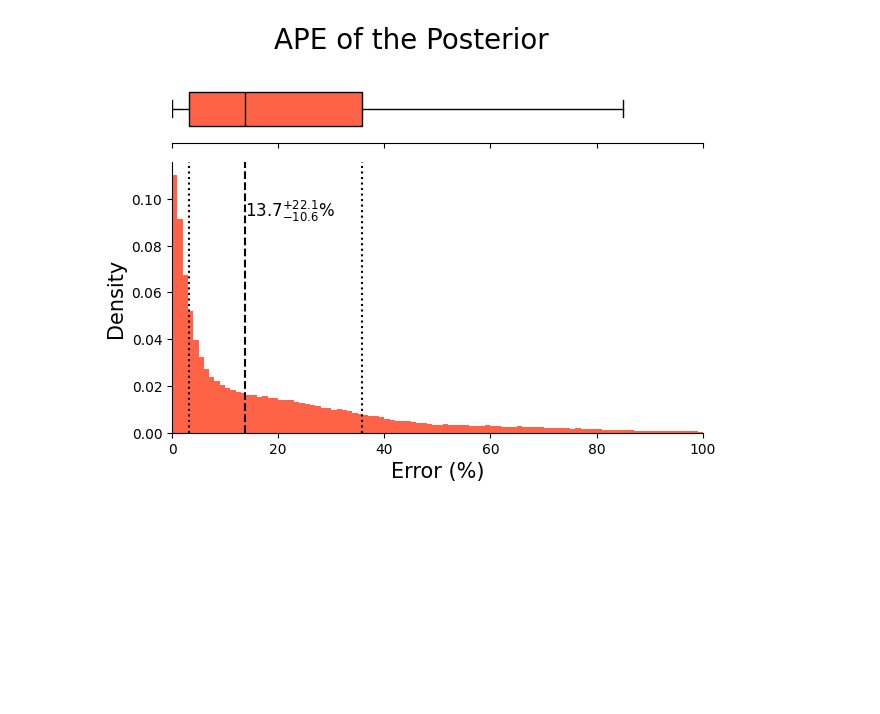
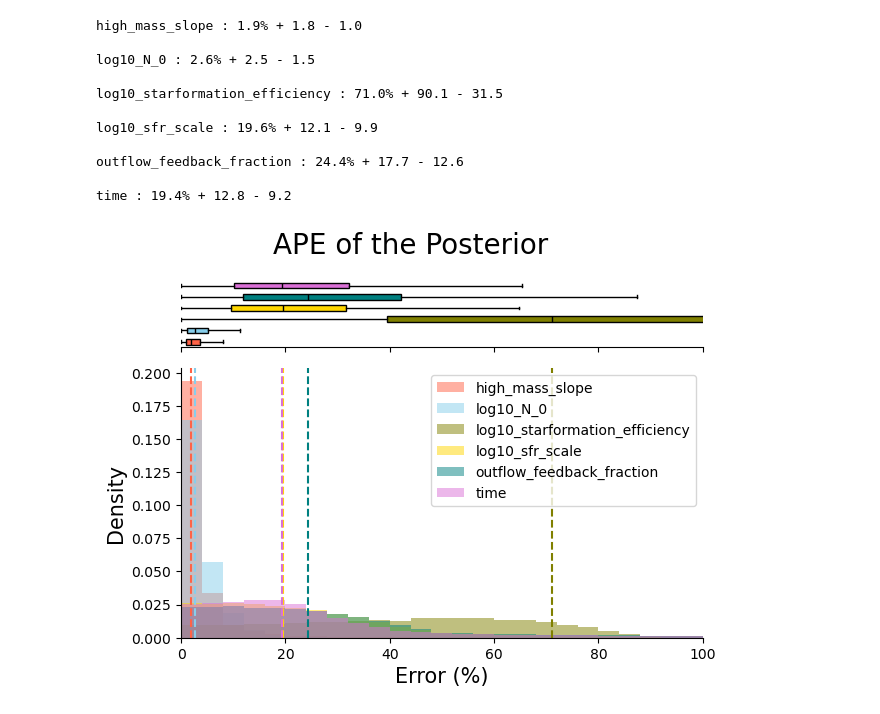
Before and after one commit to bGuenes/sbi_chemical_abundances, a Jupyter notebook: 02b_test_sbi.ipynb, the cells around one changed output. Cells and saved outputs as stored; diff of their text form; code cells hidden in the pictures; blank space fills up the shorter version.

```diff
--- a/02b_test_sbi.ipynb
+++ b/02b_test_sbi.ipynb
@@ -76,0 +73,2 @@ ape = torch.abs((val_theta - theta_hat) / val_theta) *100
+# %%
+ape = torch.load('data/ape_sbi_w5p-error_noH.pt')
@@ -77,29 +77,46 @@ ape = torch.abs((val_theta - theta_hat) / val_theta) *100
 # %%
 fig, (ax_box, ax_hist) = plt.subplots(2, sharex=True, gridspec_kw={"height_ratios": (.20, .80)})
+colors = ["tomato", "skyblue", "olive", "gold", "teal", "orchid"]
 
-ax_hist.hist(ape.flatten(), bins=100, density=True, range=(0, 100), color='tomato')
+for i in range(6):
+    l_quantile, median, u_quantile = np.percentile(ape[:,i], [25, 50, 75])
+    ax_hist.hist(ape[:,i], bins=25, density=True, range=(0, 100), label=labels[i], color=colors[i], alpha=0.5)
+    median = np.percentile(ape[:,i], 50)
+    ax_hist.axvline(median, color=colors[i], linestyle='--')
+    #print(labels[i] + fr' ${median:.1f}^{{+{u_quantile-median:.1f}}}_{{-{median-l_quantile:.1f}}}\%$')
+    print(labels[i] + f" : {median:.1f}% + {u_quantile-median:.1f} - {median-l_quantile:.1f}")
+    print()
+
 ax_hist.set_xlabel('Error (%)', fontsize=15)
 ax_hist.set_ylabel('Density', fontsize=15)
 ax_hist.spines['top'].set_visible(False)
 ax_hist.spines['right'].set_visible(False)
-# percentiles
-p1,p2,p3 = np.percentile(ape, [25, 50, 75])
-ax_hist.axvline(p2, color='black', linestyle='--')
-ax_hist.axvline(p1, color='black', linestyle='dotted')
-ax_hist.axvline(p3, color='black', linestyle='dotted')
-ax_hist.text(p2, 0.1, fr'${p2:.1f}^{{+{p3-p2:.1f}}}_{{-{p2-p1:.1f}}}\%$', fontsize=12, verticalalignment='top')
+ax_hist.legend()
 
-ax_box.boxplot(ape.flatten(), vert=False, autorange=False, widths=0.5, patch_artist=True, showfliers=False, boxprops=dict(facecolor='tomato'), medianprops=dict(color='black'))
+bplot = ax_box.boxplot(ape.T, vert=False, autorange=False, widths=0.5, patch_artist=True, showfliers=False, boxprops=dict(facecolor='tomato'), medianprops=dict(color='black'))
+for patch, color in zip(bplot['boxes'], colors):
+    patch.set_facecolor(color)
 ax_box.set(yticks=[])
 ax_box.spines['left'].set_visible(False)
 ax_box.spines['right'].set_visible(False)
 ax_box.spines['top'].set_visible(False)
 
 fig.suptitle('APE of the Posterior', fontsize=20)
 plt.xlim(0, 100)
 fig.tight_layout()
 plt.show()
 # %% [output]
+high_mass_slope : 1.9% + 1.8 - 1.0
+
+log10_N_0 : 2.6% + 2.5 - 1.5
+
+log10_starformation_efficiency : 71.0% + 90.1 - 31.5
+
+log10_sfr_scale : 19.6% + 12.1 - 9.9
+
+outflow_feedback_fraction : 24.4% + 17.7 - 12.6
+
+time : 19.4% + 12.8 - 9.2
-[figure, old version]
+[figure, new version]
 # %%
 torch.save(ape, 'data/ape_sbi_w5p-error_noH.pt')
```
Also changed, not shown: parts of 4 cells of this notebook, 3 other files.
